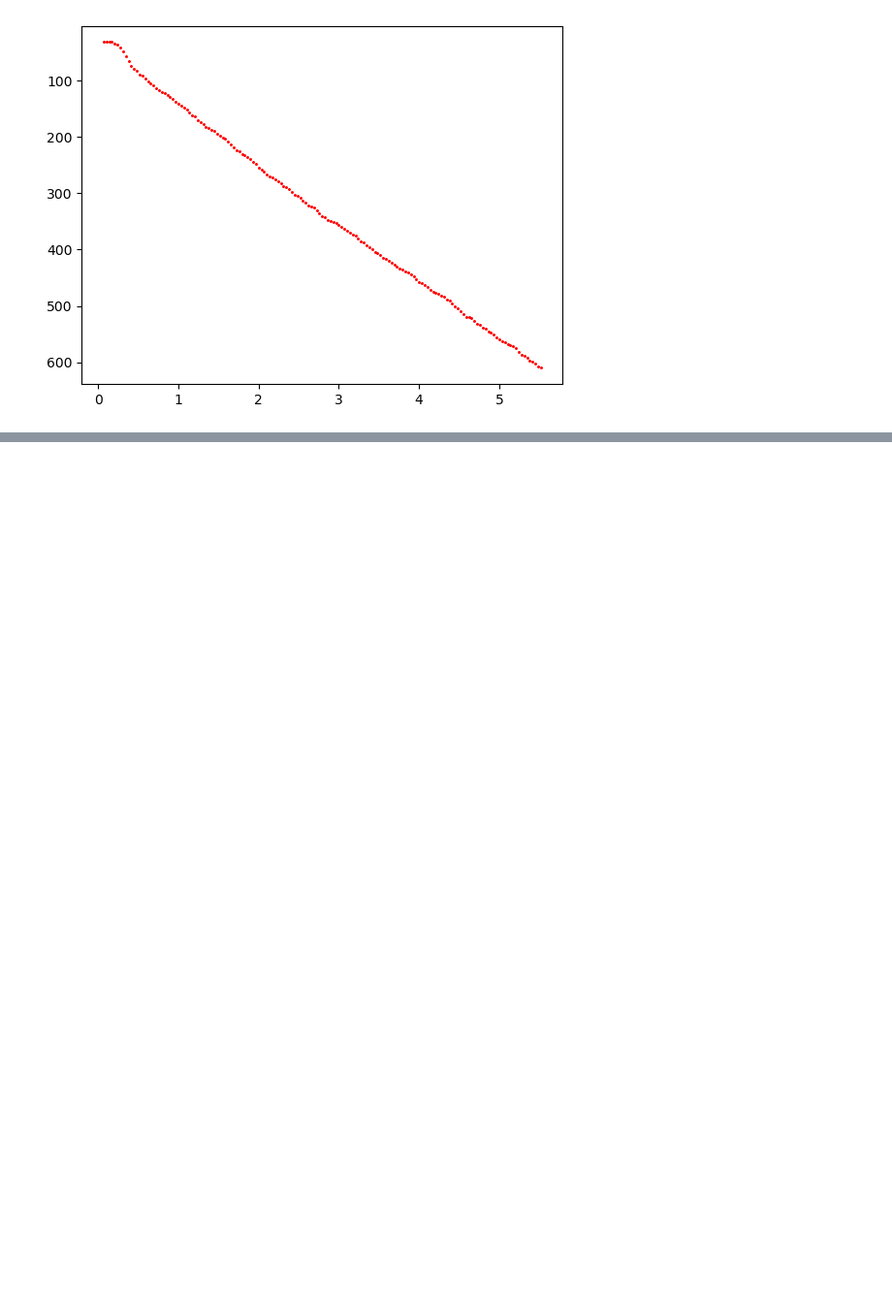
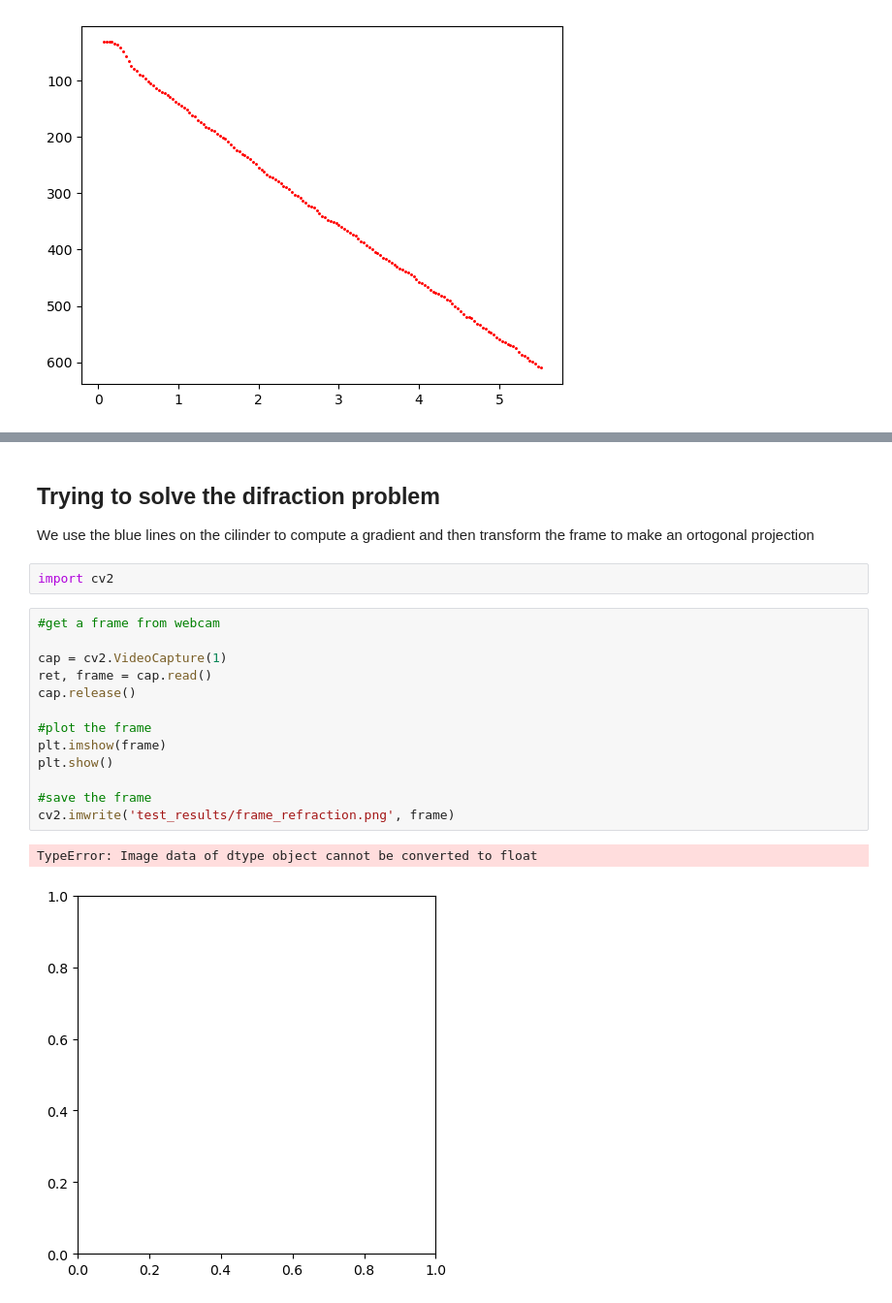
Before and after one commit to GiovanniLag/hackathon_lab, a Jupyter notebook: data_anal.ipynb, the cells around one changed output, grey strips where cells are left out. Shown at 97% size. Cells and saved outputs as stored; diff of their text form; blank space fills up the shorter version.

```diff
--- a/data_anal.ipynb
+++ b/data_anal.ipynb
@@ -49,0 +62,21 @@ Text(0, 0.5, 'Velocity (pixels/s)')
+# %% [markdown]
+## Trying to solve the difraction problem
+We use the blue lines on the cilinder to compute a gradient and then transform the frame to make an ortogonal projection
+# %%
+import cv2
+# %%
+#get a frame from webcam
+
+cap = cv2.VideoCapture(1)
+ret, frame = cap.read()
+cap.release()
+
+#plot the frame
+plt.imshow(frame)
+plt.show()
+
+#save the frame
+cv2.imwrite('test_results/frame_refraction.png', frame)
+# %% [output]
+TypeError: Image data of dtype object cannot be converted to float
+[figure, added]
```
Also changed, not shown: parts of 26 cells of this notebook, 10 other files.
